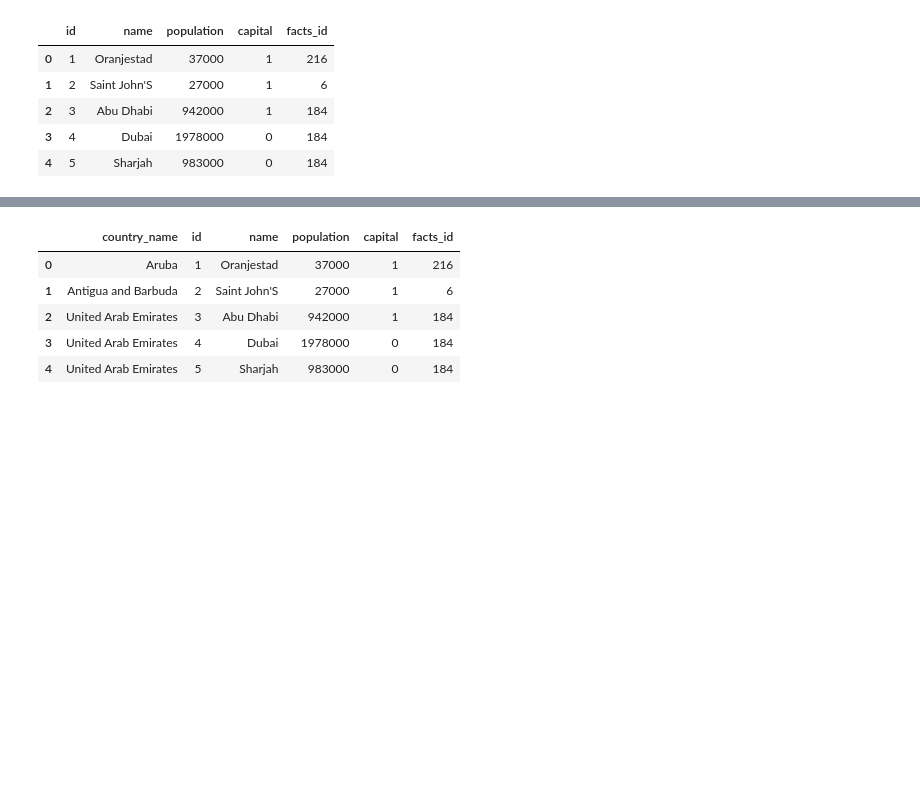
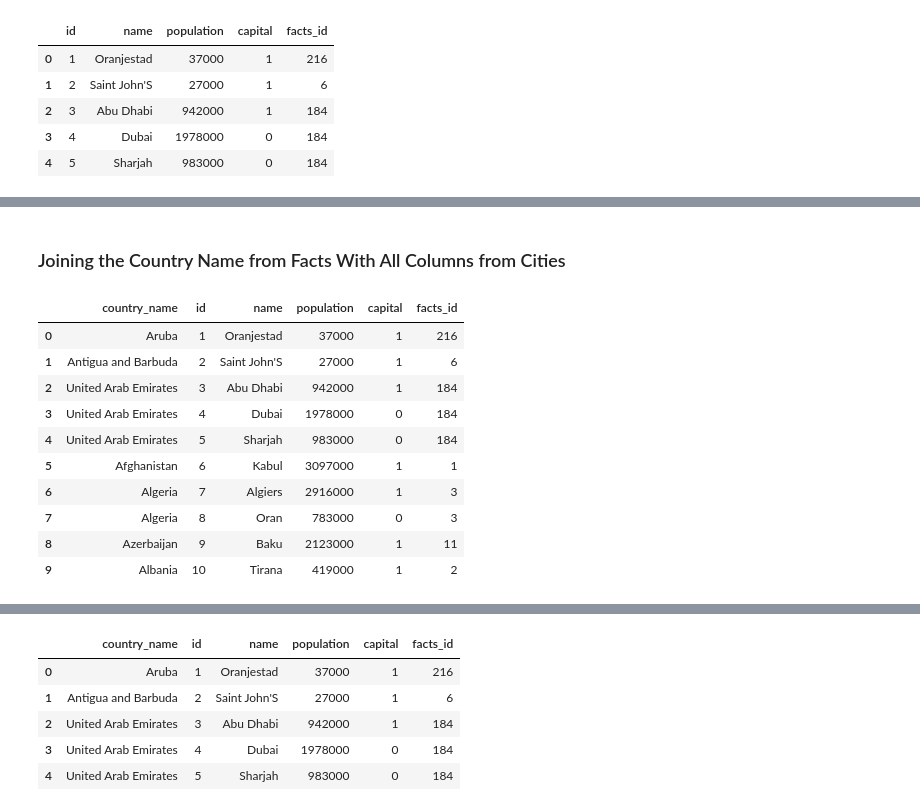
Before and after one commit to FightingInertia/Joining_Data_In_SQL, a Jupyter notebook: Joining Data in SQL.ipynb, the cells around one changed output, grey strips where cells are left out. Drawn from its saved outputs; the diff is of its cells as text; code cells hidden in the pictures; blank space fills up the shorter version.

```diff
--- a/Joining Data in SQL.ipynb
+++ b/Joining Data in SQL.ipynb
@@ -76,0 +90,19 @@ pd.read_sql_query(query, conn).head()
+# %% [markdown]
+### Joining the Country Name from Facts With All Columns from Cities
+# %%
+pd.read_sql_query("SELECT f.name AS country_name, c.*\
+                   FROM facts AS f\
+                   INNER JOIN cities AS c ON c.facts_id = f.id\
+                   LIMIT 10", conn)
+# %% [output]
+|  | country_name | id | name | population | capital | facts_id |
+| 0 | Aruba | 1 | Oranjestad | 37000 | 1 | 216 |
+| 1 | Antigua and Barbuda | 2 | Saint John'S | 27000 | 1 | 6 |
+| 2 | United Arab Emirates | 3 | Abu Dhabi | 942000 | 1 | 184 |
+| 3 | United Arab Emirates | 4 | Dubai | 1978000 | 0 | 184 |
+| 4 | United Arab Emirates | 5 | Sharjah | 983000 | 0 | 184 |
+| 5 | Afghanistan | 6 | Kabul | 3097000 | 1 | 1 |
+| 6 | Algeria | 7 | Algiers | 2916000 | 1 | 3 |
+| 7 | Algeria | 8 | Oran | 783000 | 0 | 3 |
+| 8 | Azerbaijan | 9 | Baku | 2123000 | 1 | 11 |
+| 9 | Albania | 10 | Tirana | 419000 | 1 | 2 |
```
Also changed, not shown: parts of 16 cells of this notebook.
